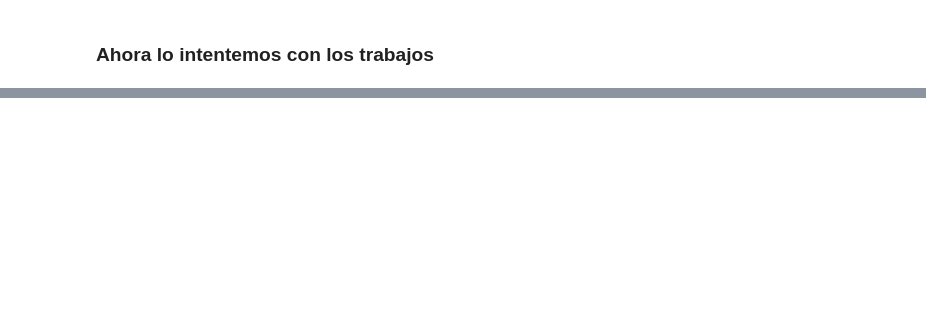
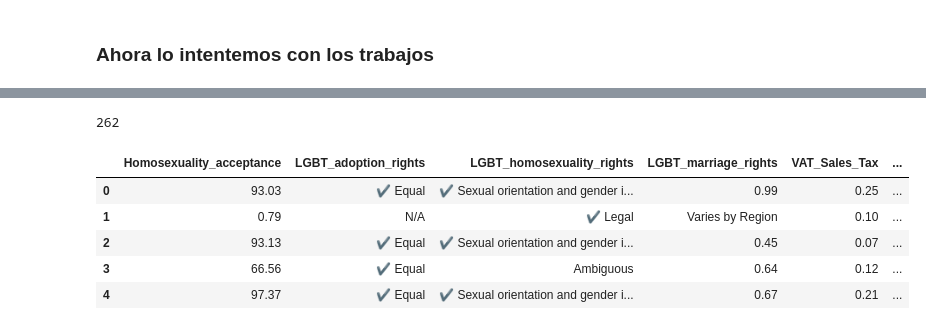
Before and after one commit to daniela-arias/Choose-to-live-better, a Jupyter notebook: Notebooks/Web_scrapping_cities.ipynb, the cells around one changed output, grey strips where cells are left out. Saved outputs shown, nothing was run; the diff lists cells and outputs as text; code cells hidden in the pictures; blank space fills up the shorter version.

```diff
--- a/Notebooks/Web_scrapping_cities.ipynb
+++ b/Notebooks/Web_scrapping_cities.ipynb
@@ -422,7 +457,8 @@ for i in url_list[:3]:
         driver.implicitly_wait(20)
         for p in range(1,54):
             try:
-                jobs_list.append((driver.find_element_by_css_selector(f"#container > div > main > div > div.contents___1nRSJ > div > div.container___3R5n9 > article:nth-child(5) > div:nth-child(3) > div.role___2yJlf > select > option:nth-child({p})").text).click())
+                jobs_list.append((driver.find_element_by_css_selector(f"#container > div > main > div > div.contents___1nRSJ > div > div.container___3R5n9 > article:nth-child(5) > div:nth-child(3) > div.role___2yJlf > select > option:nth-child({p})").text)
+                driver.find_element_by_css_selector(f"#container > div > main > div > div.contents___1nRSJ > div > div.container___3R5n9 > article:nth-child(5) > div:nth-child(3) > div.role___2yJlf > select > option:nth-child({p})").click()
                 driver.implicitly_wait(20)
                 salary_list.append(driver.find_element_by_css_selector("#container > div > main > div > div.contents___1nRSJ > div > div.container___3R5n9 > article:nth-child(5) > div:nth-child(3) > div.details___UOsq6 > div.median___3Tlcr > div.value___2zt_y").text)
                 driver.implicitly_wait(20)
@@ -459,0 +616,4 @@ dicc_job["Median_salary"] = salary_info
+# %%
+len(ttge)
+# %% [output]
+262
@@ -459,0 +622,11 @@ dicc_job["Median_salary"] = salary_info
+# %%
+df8 = pd.DataFrame(ttge)
+# %%
+df8.head()
+# %% [output]
+|  | Homosexuality_acceptance | LGBT_adoption_rights | LGBT_homosexuality_rights | LGBT_marriage_rights | VAT_Sales_Tax | ... |
+| 0 | 93.03 | ✔ Equal | ✔ Sexual orientation and gender i... | 0.99 | 0.25 | ... |
+| 1 | 0.79 | N/A | ✔ Legal | Varies by Region | 0.10 | ... |
+| 2 | 93.13 | ✔ Equal | ✔ Sexual orientation and gender i... | 0.45 | 0.07 | ... |
+| 3 | 66.56 | ✔ Equal | Ambiguous | 0.64 | 0.12 | ... |
+| 4 | 97.37 | ✔ Equal | ✔ Sexual orientation and gender i... | 0.67 | 0.21 | ... |
```
Also changed, not shown: parts of 96 cells of this notebook, 4 other files.
